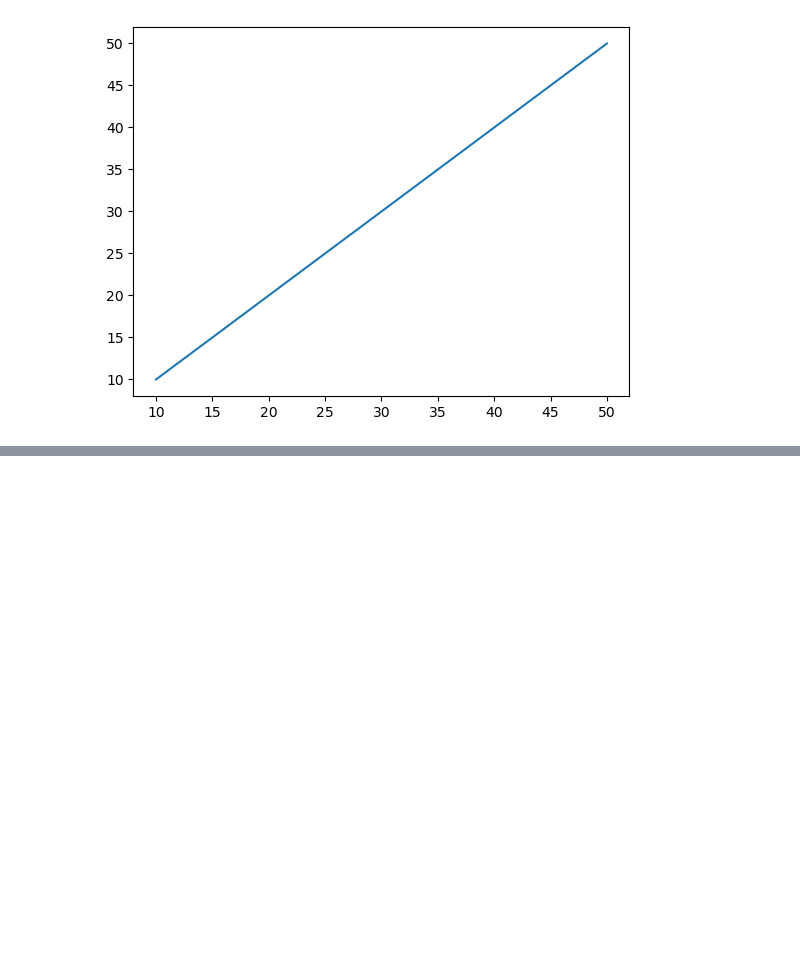
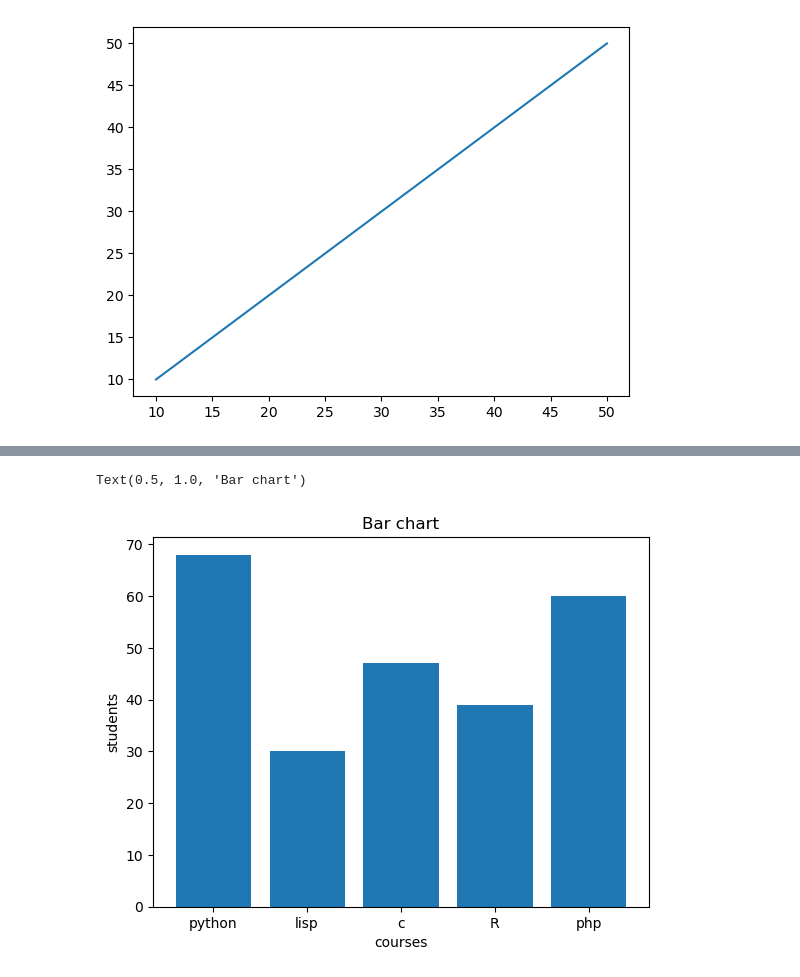
Before and after one commit to vaishnavijagtap0202-debug/Internship_codes_2026, a Jupyter notebook: Daily_codes/Week 5/matplotlib.ipynb, the cells around one changed output, grey strips where cells are left out. Cells and saved outputs as stored; diff of their text form; code cells hidden in the pictures; blank space fills up the shorter version.

```diff
--- a/Daily_codes/Week 5/matplotlib.ipynb
+++ b/Daily_codes/Week 5/matplotlib.ipynb
@@ -54,0 +94,8 @@ plt.plot(x,x);
+# %%
+plt.bar(courses,students);
+plt.xlabel('courses')
+plt.ylabel('students')
+plt.title('Bar chart')
+# %% [output]
+Text(0.5, 1.0, 'Bar chart')
+[figure, added]
```
Also changed, not shown: parts of 23 cells of this notebook.
